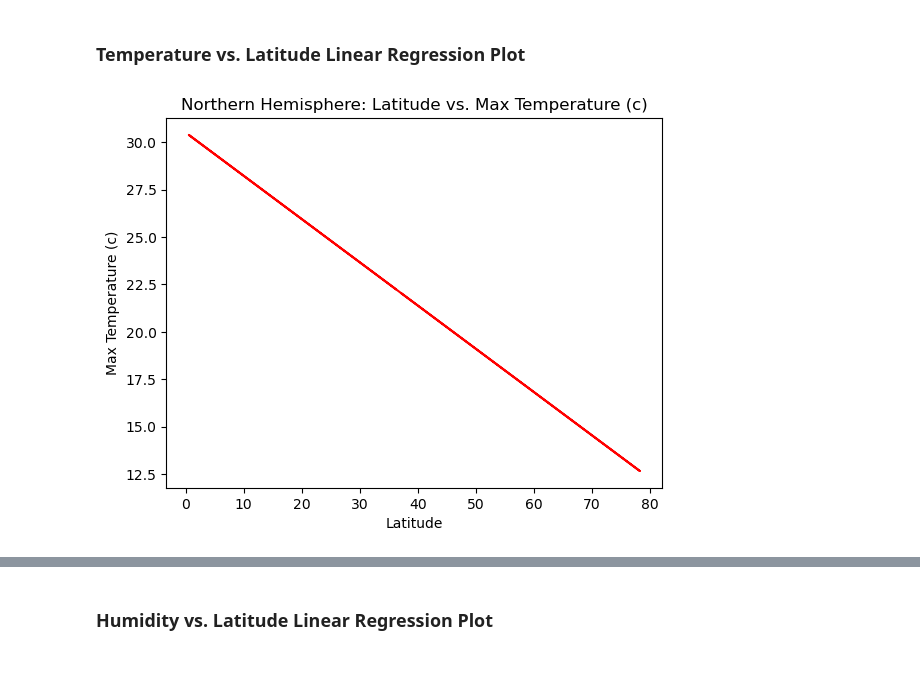
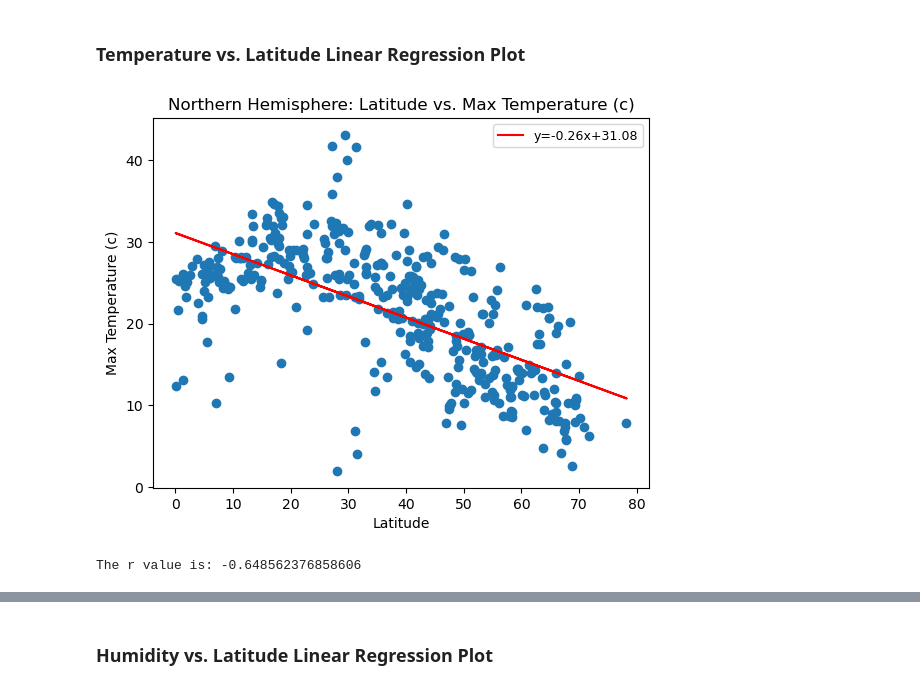
Before and after one commit to johnweissmann/python-api-challenge, a Jupyter notebook: WeatherPy.ipynb, the cells around one changed output, grey strips where cells are left out. Cells and saved outputs as stored; diff of their text form; code cells hidden in the pictures.

```diff
--- a/WeatherPy.ipynb
+++ b/WeatherPy.ipynb
@@ -271,3 +269,16 @@ plt.show()
+# %%
+# Define a function to create Linear Regression plots
+def linear(x,y,title,ylabel):
+    (slope, intercept, rvalue, pvalue, stderr) = linregress(x, y)
+    regress_values = x * slope + intercept
+    plt.scatter(x,y)
+    plt.plot(x,regress_values,"r-",label='y={:.2f}x+{:.2f}'.format(slope,intercept))
+    plt.title(title)
+    plt.xlabel("Latitude")
+    plt.ylabel(ylabel)
+    plt.legend(fontsize=9)
+    plt.show()
+    print(f"The r value is: {rvalue}")
 # %%
 # Create a DataFrame with the Northern Hemisphere data (Latitude >= 0)
 northern_hemi_df = city_data_df.loc[city_data_df['Lat'] >= 0]
@@ -300,14 +311,10 @@ southern_hemi_df.head()
 ###  Temperature vs. Latitude Linear Regression Plot
 # %%
 # Linear regression on Northern Hemisphere
-(slope, intercept, rvalue, pvalue, stderr) = linregress(northern_hemi_df['Lat'], northern_hemi_df['Max Temp'])
-regress_values = northern_hemi_df['Lat'] * slope + intercept
-plt.plot(northern_hemi_df['Lat'],regress_values,"r-")
-plt.title("Northern Hemisphere: Latitude vs. Max Temperature (c)")
-plt.xlabel("Latitude")
-plt.ylabel("Max Temperature (c)")
-plt.show()
+linear(northern_hemi_df['Lat'], northern_hemi_df['Max Temp'],
+       "Northern Hemisphere: Latitude vs. Max Temperature (c)","Max Temperature (c)")
 # %% [output]
-[figure, old version]
+[figure, new version]
+The r value is: -0.648562376858606
 # %%
 # Linear regression on Southern Hemisphere
```
Also changed, not shown: parts of 25 cells of this notebook.
